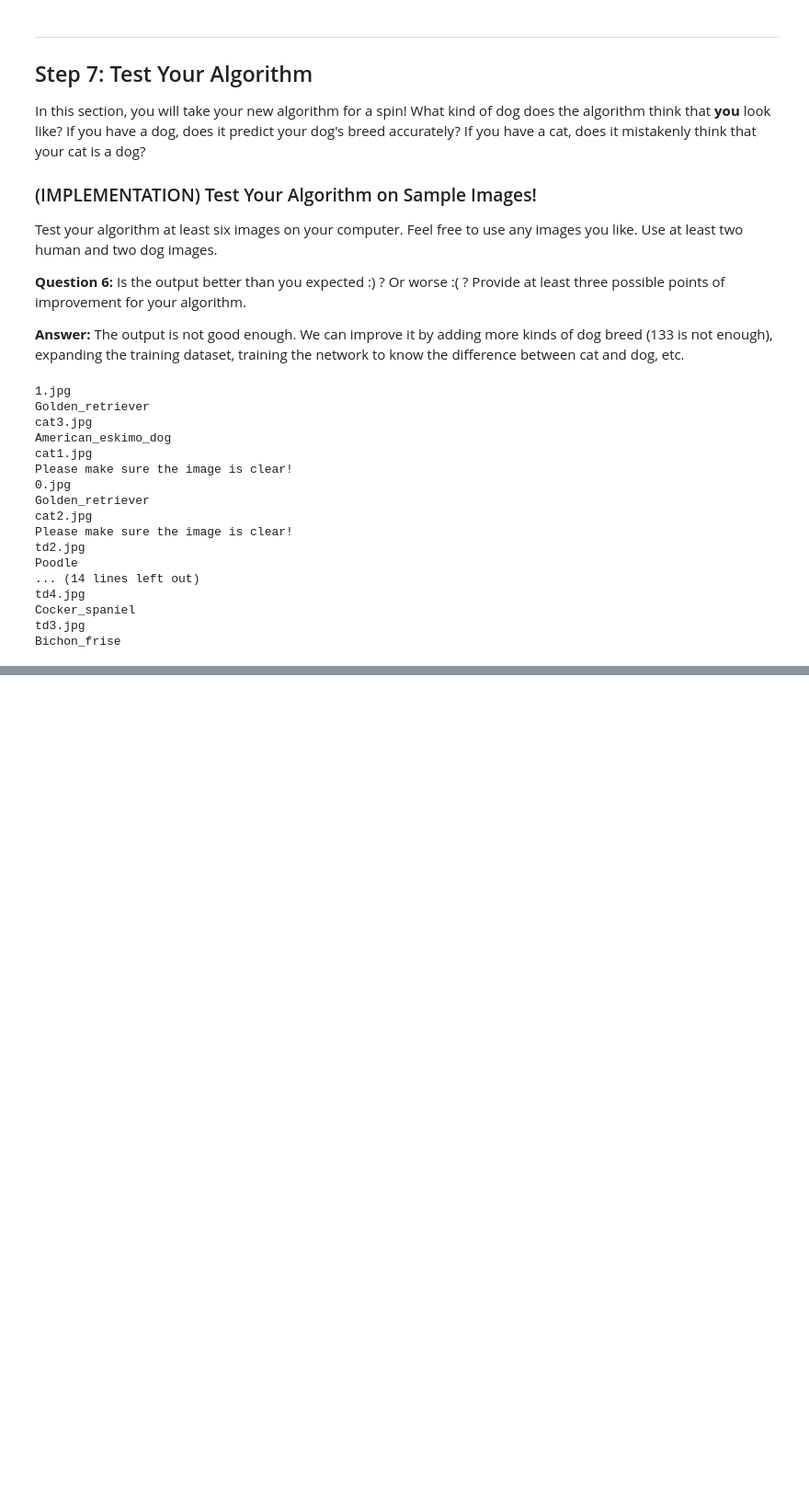
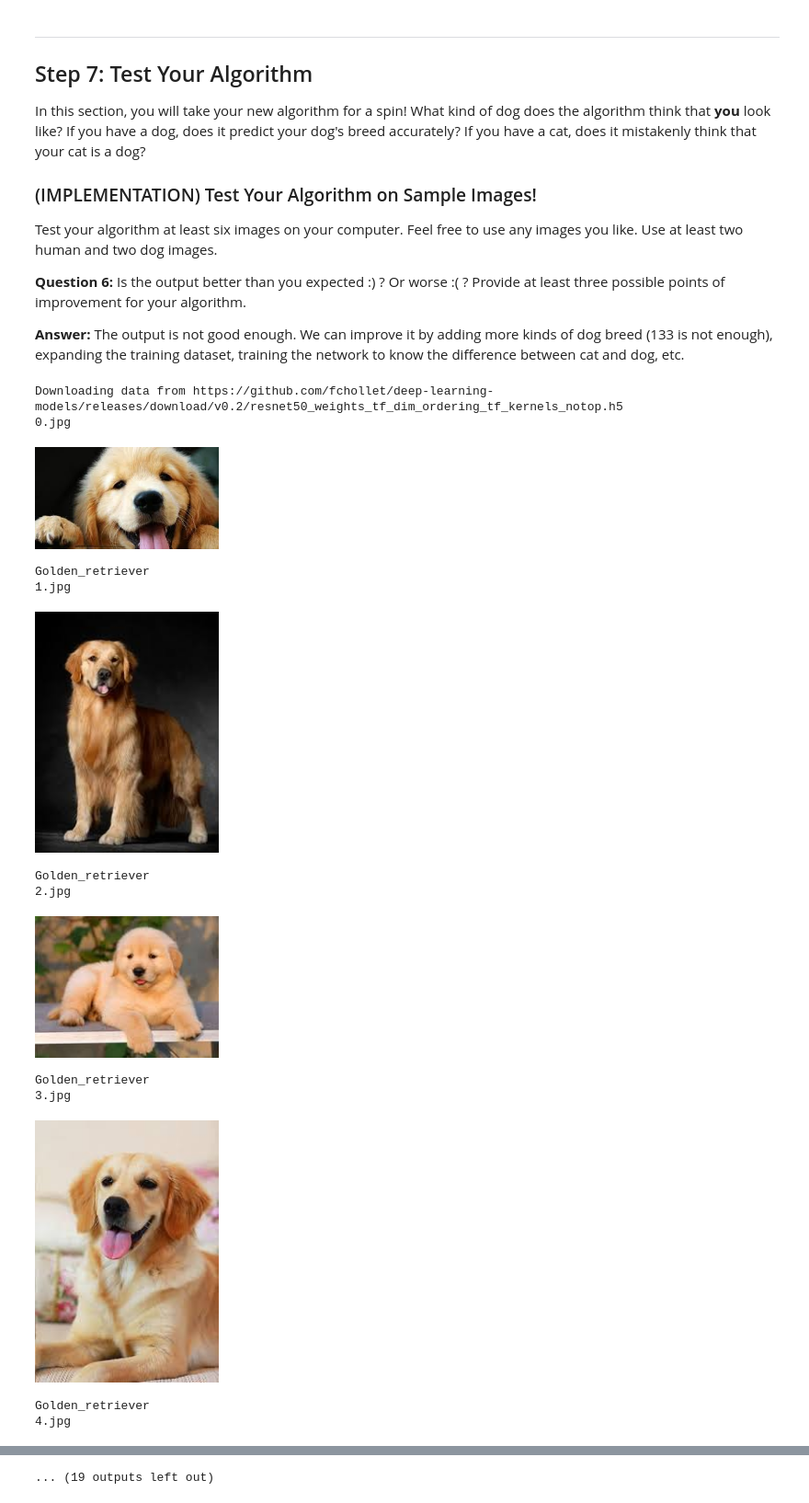
Before and after one commit to macy111/AIND_dog, a Jupyter notebook: dog_app.ipynb, the cells around one changed output, grey strips where cells are left out. Shown at 92% size. Saved outputs shown, nothing was run; the diff lists cells and outputs as text; code cells hidden in the pictures; blank space fills up the shorter version.

Commit message:
display image of step 5

```diff
--- a/dog_app.ipynb
+++ b/dog_app.ipynb
@@ -756,31 +754,31 @@ __Answer:__ The output is not good enough. We can improve it by adding more kind
 # %%
 ## TODO: Execute your algorithm from Step 6 on
 ## at least 6 images on your computer.
 ## Feel free to use as many code cells as needed.
 import os
+from IPython.core.display import Image, display
+
 def eachFile(filepath):
     pathDir =  os.listdir(filepath)
     for allDir in pathDir:
         child = os.path.join('%s%s' % (filepath, allDir))
         result = predictImage(child)
         print(allDir)
+        display(Image(child,width=200,height=200))
         print(result)
 eachFile("myImages/")
 # %% [output]
-1.jpg
-Golden_retriever
-cat3.jpg
-American_eskimo_dog
-cat1.jpg
-Please make sure the image is clear!
+Downloading data from https://github.com/fchollet/deep-learning-models/releases/download/v0.2/resnet50_weights_tf_dim_ordering_tf_kernels_notop.h5
 0.jpg
-Golden_retriever
-cat2.jpg
-Please make sure the image is clear!
-td2.jpg
-Poodle
-... (14 lines left out)
-td4.jpg
-Cocker_spaniel
-td3.jpg
-Bichon_frise
+[figure, added]
+Golden_retriever
+1.jpg
+[figure, added]
+Golden_retriever
+2.jpg
+[figure, added]
+Golden_retriever
+3.jpg
+[figure, added]
+Golden_retriever
+4.jpg
@@ -786,0 +789 @@ Bichon_frise
+... (19 outputs left out)
```
Also changed, not shown: parts of 5 cells of this notebook, 1 other file.
